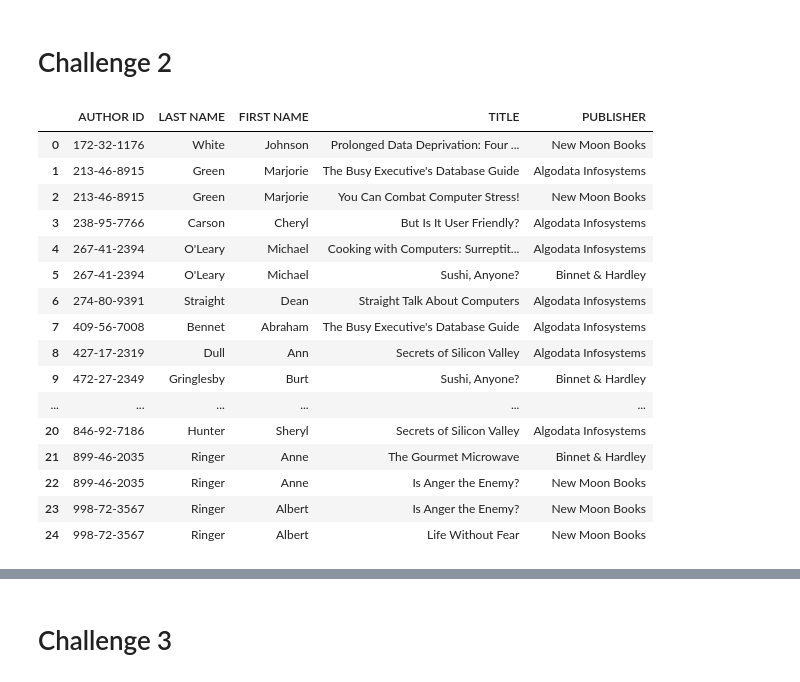
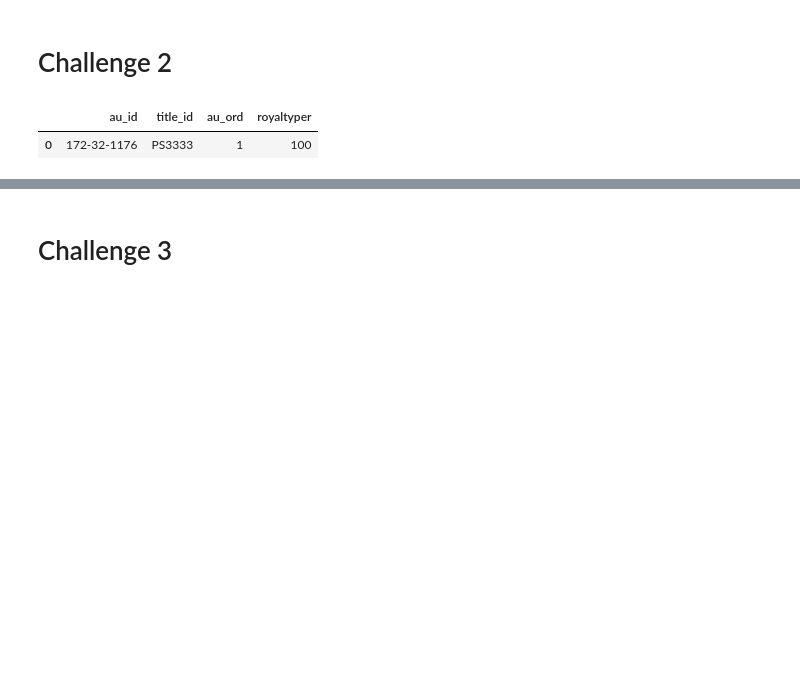
Before and after one commit to angel-barruz/dataptmad0522_labs, a Jupyter notebook: module-1/mysql-select/Untitled.ipynb, the cells around one changed output, grey strips where cells are left out. Drawn from its saved outputs; the diff is of its cells as text; code cells hidden in the pictures; blank space fills up the shorter version.

```diff
--- a/module-1/mysql-select/Untitled.ipynb
+++ b/module-1/mysql-select/Untitled.ipynb
@@ -78,21 +66,6 @@ INNER JOIN publishers pub ON title.pub_id = pub.pub_id
 # %%
-df_ch2 = pd.read_sql_query(query_ch2, engine)
-df_ch2
+Titleauthor=pd.read_sql_query('SELECT * FROM titleauthor', engine)
+Titleauthor.head(1)
 # %% [output]
-|  | AUTHOR ID | LAST NAME | FIRST NAME | TITLE | PUBLISHER |
-| 0 | 172-32-1176 | White | Johnson | Prolonged Data Deprivation: Four ... | New Moon Books |
-| 1 | 213-46-8915 | Green | Marjorie | The Busy Executive's Database Guide | Algodata Infosystems |
-| 2 | 213-46-8915 | Green | Marjorie | You Can Combat Computer Stress! | New Moon Books |
-| 3 | 238-95-7766 | Carson | Cheryl | But Is It User Friendly? | Algodata Infosystems |
-| 4 | 267-41-2394 | O'Leary | Michael | Cooking with Computers: Surreptit... | Algodata Infosystems |
-| 5 | 267-41-2394 | O'Leary | Michael | Sushi, Anyone? | Binnet & Hardley |
-| 6 | 274-80-9391 | Straight | Dean | Straight Talk About Computers | Algodata Infosystems |
-| 7 | 409-56-7008 | Bennet | Abraham | The Busy Executive's Database Guide | Algodata Infosystems |
-| 8 | 427-17-2319 | Dull | Ann | Secrets of Silicon Valley | Algodata Infosystems |
-| 9 | 472-27-2349 | Gringlesby | Burt | Sushi, Anyone? | Binnet & Hardley |
-| ... | ... | ... | ... | ... | ... |
-| 20 | 846-92-7186 | Hunter | Sheryl | Secrets of Silicon Valley | Algodata Infosystems |
-| 21 | 899-46-2035 | Ringer | Anne | The Gourmet Microwave | Binnet & Hardley |
-| 22 | 899-46-2035 | Ringer | Anne | Is Anger the Enemy? | New Moon Books |
-| 23 | 998-72-3567 | Ringer | Albert | Is Anger the Enemy? | New Moon Books |
-| 24 | 998-72-3567 | Ringer | Albert | Life Without Fear | New Moon Books |
+|  | au_id | title_id | au_ord | royaltyper |
+| 0 | 172-32-1176 | PS3333 | 1 | 100 |
```
Also changed, not shown: parts of 9 cells of this notebook.
